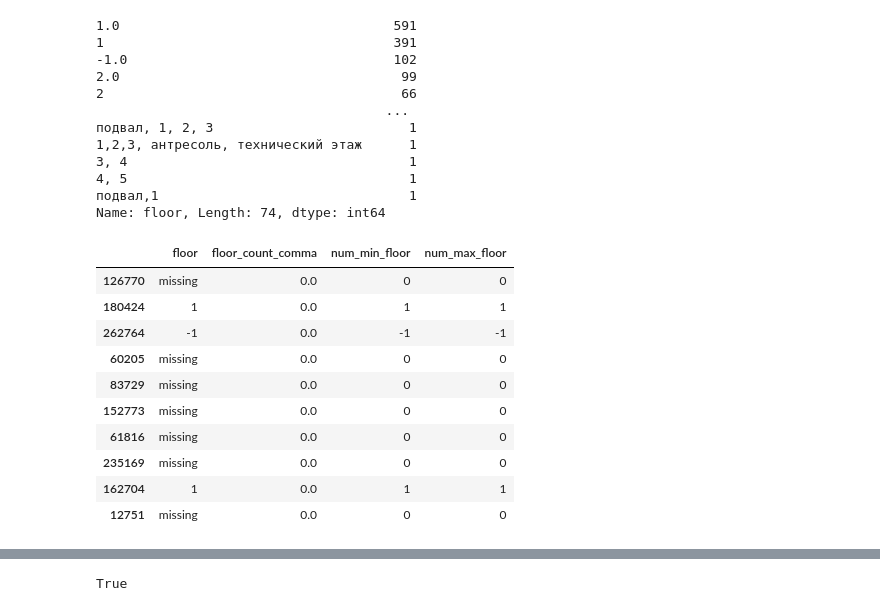
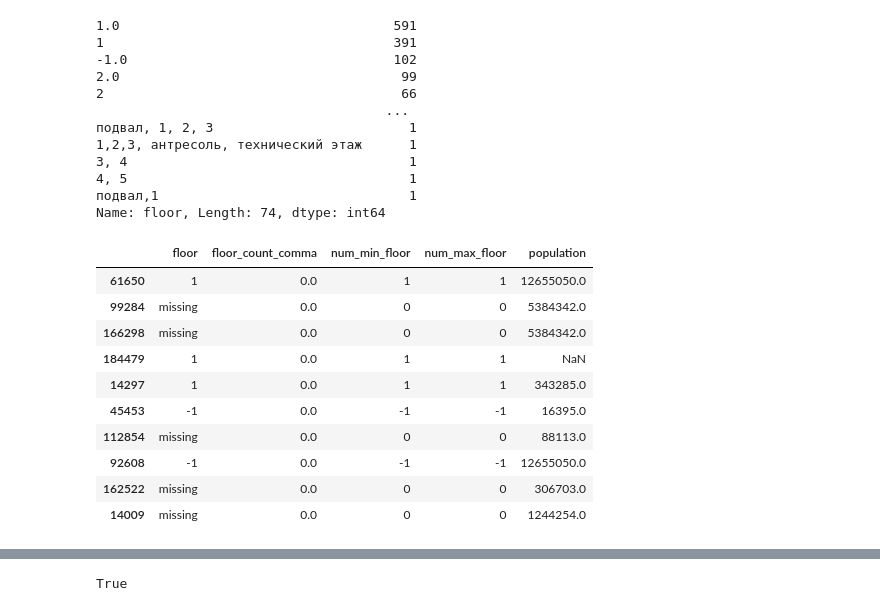
Before and after one commit to gleberof/Raifhack-DS-2021, a Jupyter notebook: notebooks/tabnet_preproc.ipynb, the cells around one changed output, grey strips where cells are left out. Cells and saved outputs as stored; diff of their text form; code cells hidden in the pictures.

```diff
--- a/notebooks/tabnet_preproc.ipynb
+++ b/notebooks/tabnet_preproc.ipynb
@@ -68,6 +68,13 @@ test['floor'].value_counts()
 4, 5                                    1
 подвал,1                                1
 Name: floor, Length: 74, dtype: int64
+# %%
+import json
+with open('../data/russian-cities.json', 'r') as json_file:
+    cities_data = json.load(json_file)
+population_dict = {city_dict['name']: city_dict['population'] for city_dict in cities_data}
+train['population'] = train['city'].map(population_dict)
+test['population'] = test['city'].map(population_dict)
 # %%
 import re
 pattern = r'[a-zа-я\s]'
@@ -126,19 +133,19 @@ test['num_min_floor'] = test['floor'].apply(min_floor).fillna(0)
 train['num_max_floor'] = train['floor'].apply(max_floor).fillna(0)
 test['num_max_floor'] = test['floor'].apply(max_floor).fillna(0)
 # %%
-train[['floor','floor_count_comma', 'num_min_floor', 'num_max_floor']].sample(10)
+train[['floor','floor_count_comma', 'num_min_floor', 'num_max_floor', 'population']].sample(10)
 # %% [output]
-|  | floor | floor_count_comma | num_min_floor | num_max_floor |
-| 126770 | missing | 0.0 | 0 | 0 |
-| 180424 | 1 | 0.0 | 1 | 1 |
-| 262764 | -1 | 0.0 | -1 | -1 |
-| 60205 | missing | 0.0 | 0 | 0 |
-| 83729 | missing | 0.0 | 0 | 0 |
-| 152773 | missing | 0.0 | 0 | 0 |
-| 61816 | missing | 0.0 | 0 | 0 |
-| 235169 | missing | 0.0 | 0 | 0 |
-| 162704 | 1 | 0.0 | 1 | 1 |
-| 12751 | missing | 0.0 | 0 | 0 |
+|  | floor | floor_count_comma | num_min_floor | num_max_floor | population |
+| 61650 | 1 | 0.0 | 1 | 1 | 12655050.0 |
+| 99284 | missing | 0.0 | 0 | 0 | 5384342.0 |
+| 166298 | missing | 0.0 | 0 | 0 | 5384342.0 |
+| 184479 | 1 | 0.0 | 1 | 1 | NaN |
+| 14297 | 1 | 0.0 | 1 | 1 | 343285.0 |
+| 45453 | -1 | 0.0 | -1 | -1 | 16395.0 |
+| 112854 | missing | 0.0 | 0 | 0 | 88113.0 |
+| 92608 | -1 | 0.0 | -1 | -1 | 12655050.0 |
+| 162522 | missing | 0.0 | 0 | 0 | 306703.0 |
+| 14009 | missing | 0.0 | 0 | 0 | 1244254.0 |
 # %%
 TARGET = 'per_square_meter_price'
 # признаки (или набор признаков), для которых применяем smoothed target encoding
```
Also changed, not shown: parts of 13 cells of this notebook.
